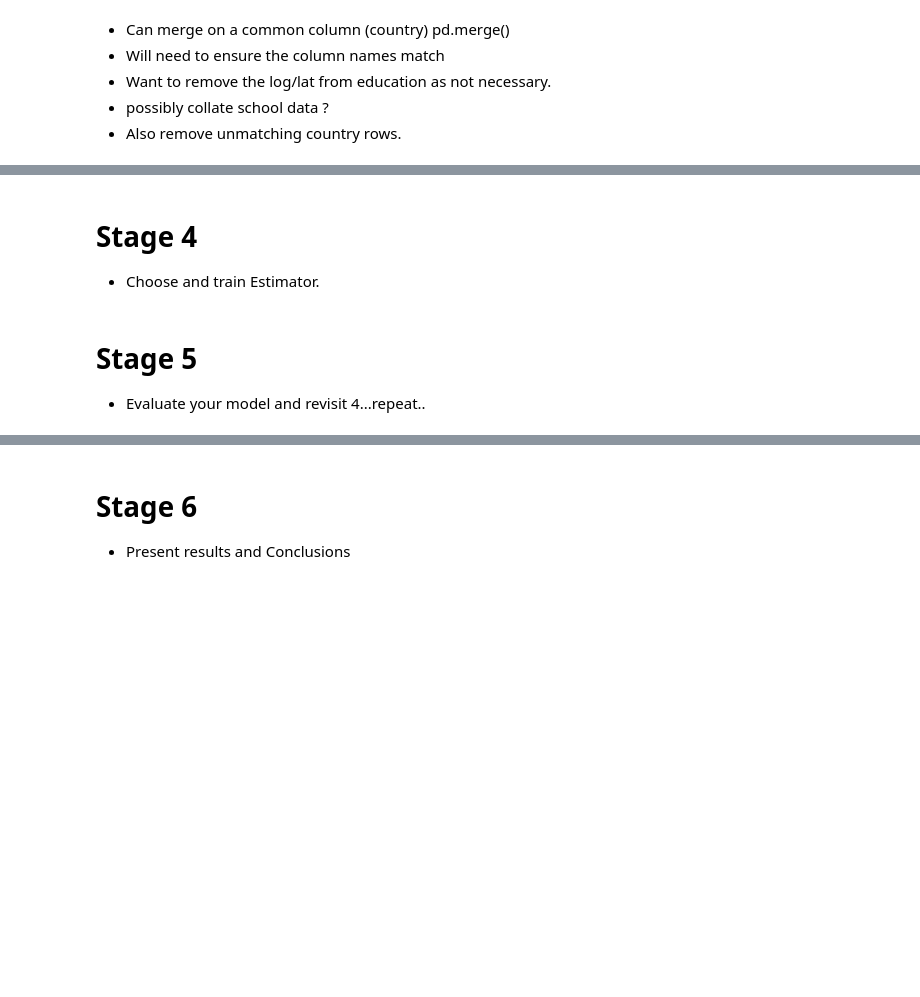
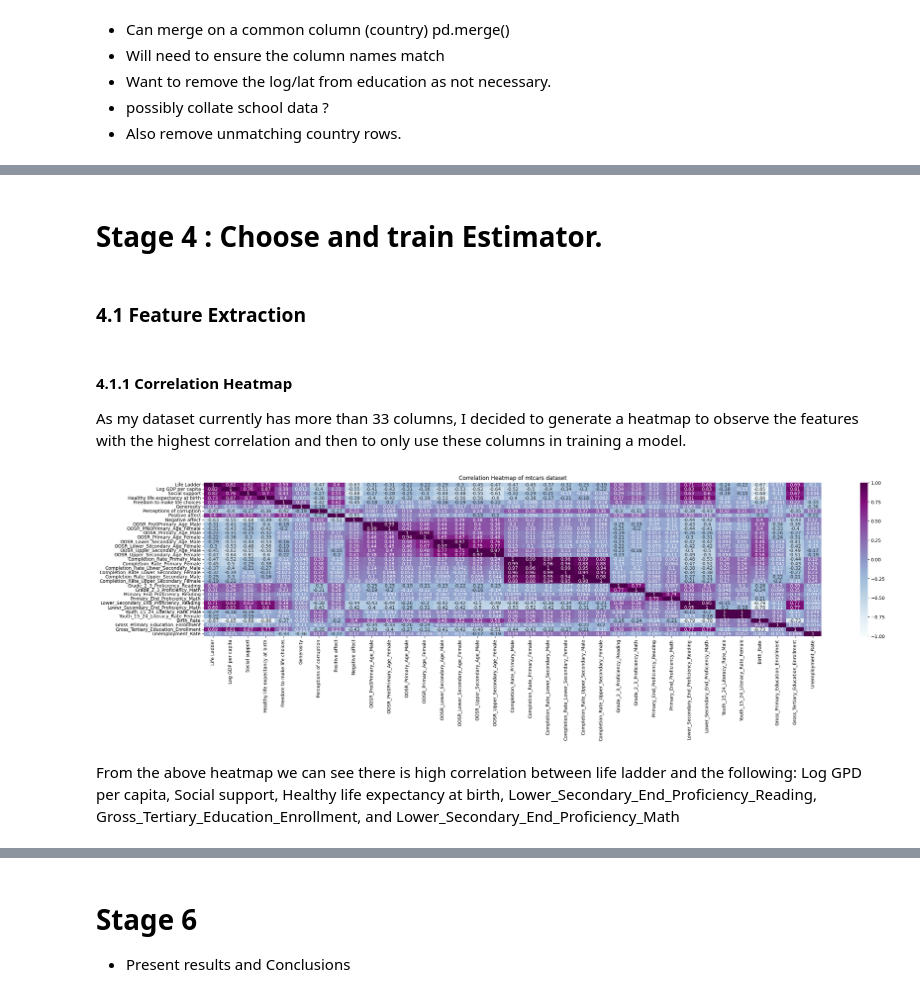
Before and after one commit to EmoSense/data_explore, a Jupyter notebook: DataDrivenModel.ipynb, the cells around one changed output, grey strips where cells are left out. Saved outputs shown, nothing was run; the diff lists cells and outputs as text; code cells hidden in the pictures; blank space fills up the shorter version.

```diff
--- a/DataDrivenModel.ipynb
+++ b/DataDrivenModel.ipynb
@@ -291,0 +341,3 @@ Total matching countries:  154
+# %%
+new_education_report.rename(columns={'Countries and areas': 'Country name'}, inplace=True)
+new_education_report.rename(columns={'Countries and areas': 'Country name'}, inplace=True)
@@ -291,0 +346,2 @@ Total matching countries:  154
+# %%
+merged_table = new_happiness_report.merge(new_education_report, on='Country name', how='inner')
@@ -291,0 +350,3 @@ Total matching countries:  154
+# %%
+merged_table = merged_table[merged_table['year'] == 2021]
+merged_table.drop(columns=['year'], inplace=True)
@@ -292,6 +381,27 @@ Total matching countries:  154
 # %% [markdown]
-# Stage 4
-* Choose and train Estimator.
+# Stage 4 : Choose and train Estimator.
-# %% [markdown]
-# Stage 5
-* Evaluate your model and revisit 4...repeat..
+# %% [markdown]
+### 4.1 Feature Extraction
+# %% [markdown]
+#### 4.1.1 Correlation Heatmap
+As my dataset currently has more than 33 columns, I decided to generate a heatmap to observe the features with the highest correlation and then to only use these columns in training a model.
+# %%
+# only show columns from index 1 as index 0 is non numeric
+
+merged = merged_table.iloc[:, 1:]
+# %%
+corr = merged.corr()
+plt.figure(figsize=(30,6))
+sns.heatmap(corr,
+            xticklabels=corr.columns.values,
+            yticklabels=corr.columns.values,
+            cmap="BuPu",
+            vmin=-1,
+            vmax=1,
+            annot=True)
+plt.title("Correlation Heatmap of mtcars dataset")
+plt.show()
+# %% [output]
+[figure, added]
+# %% [markdown]
+From the above heatmap we can see there is high correlation between life ladder and the following: Log GPD per capita, Social support, Healthy life expectancy at birth, Lower_Secondary_End_Proficiency_Reading, Gross_Tertiary_Education_Enrollment, and Lower_Secondary_End_Proficiency_Math
```
Also changed, not shown: parts of 56 cells of this notebook.
